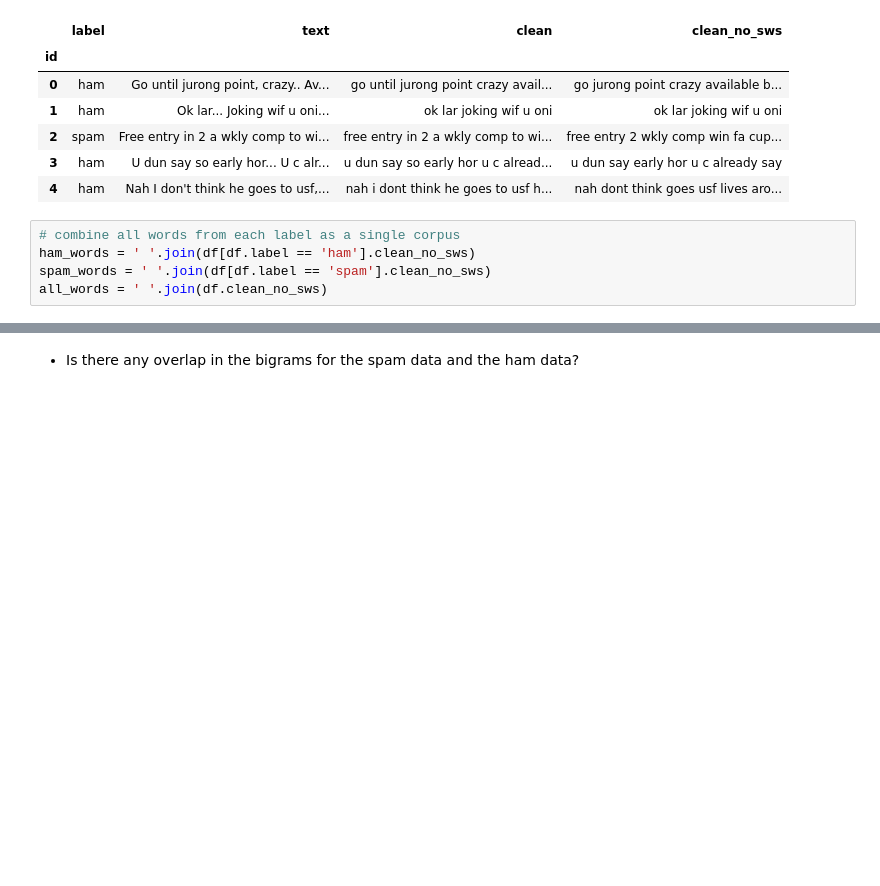
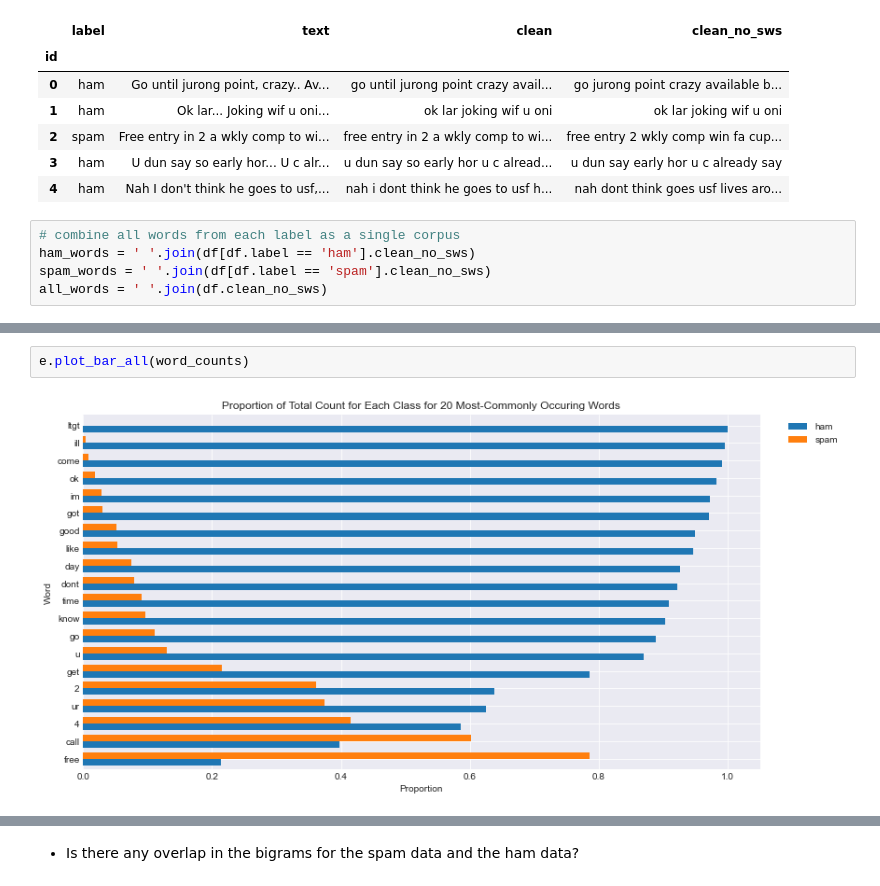
Before and after one commit to adam-talbot/natural-language-processing-exercises, a Jupyter notebook: explore.ipynb, the cells around one changed output, grey strips where cells are left out. Cells and saved outputs as stored; diff of their text form; blank space fills up the shorter version.

```diff
--- a/explore.ipynb
+++ b/explore.ipynb
@@ -134,0 +157,4 @@ len(spam_words.split())
+# %%
+e.plot_bar_all(word_counts)
+# %% [output]
+[figure, added]
```
Also changed, not shown: parts of 15 cells of this notebook, 1 other file.
